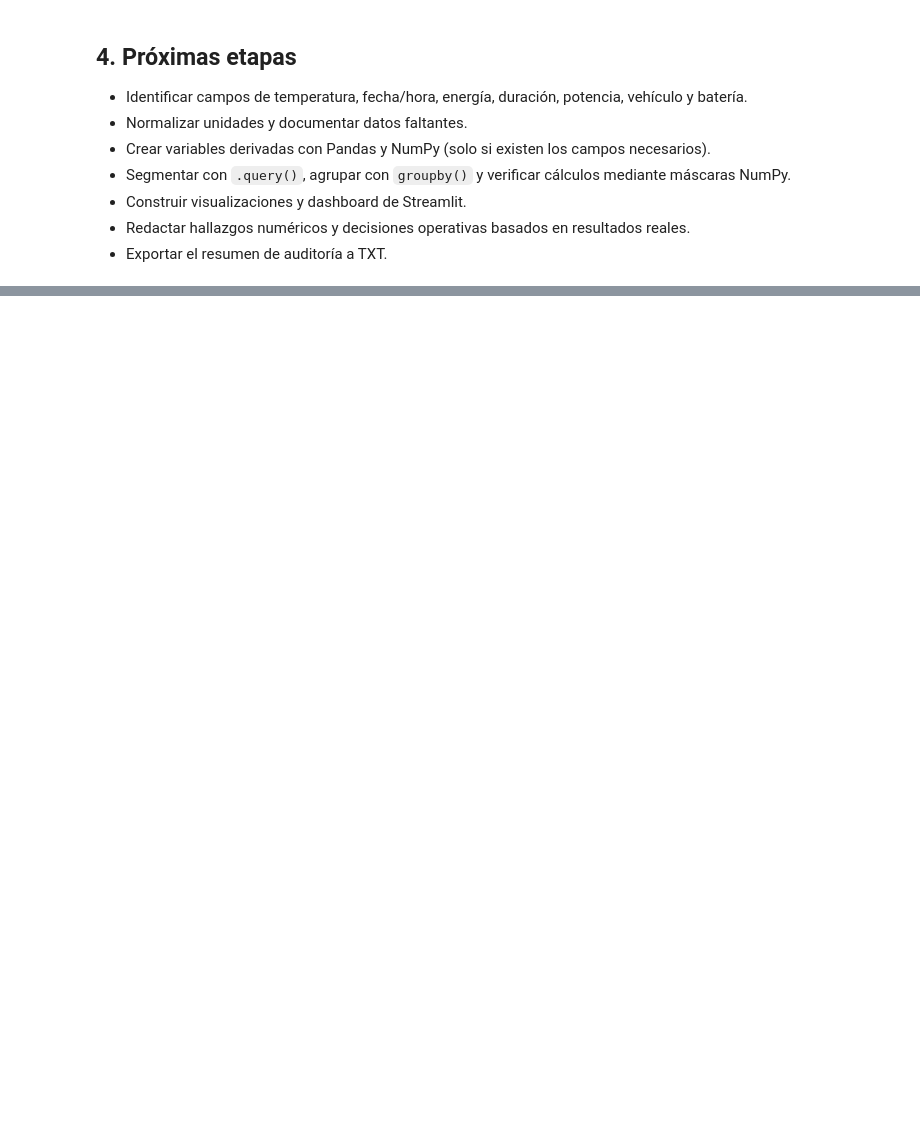
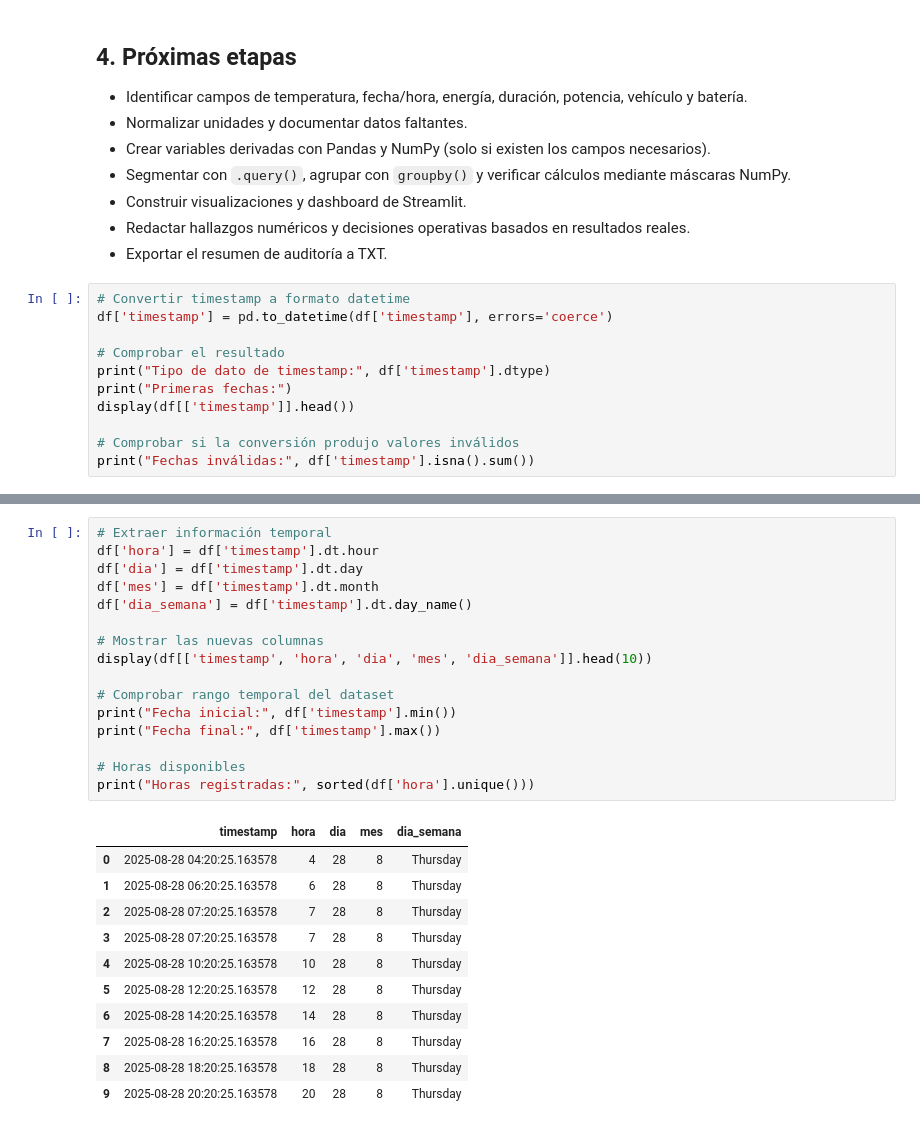
Before and after one commit to fredy10zs/analitica, a Jupyter notebook: EA4_Actividad_IA/EA4_Fredy_Ramírez.ipynb, the cells around one changed output, grey strips where cells are left out. Cells and saved outputs as stored; diff of their text form; blank space fills up the shorter version.

Commit message:
inicio y  primer desarrollo ea4

```diff
--- a/EA4_Actividad_IA/EA4_Fredy_Ramírez.ipynb
+++ b/EA4_Actividad_IA/EA4_Fredy_Ramírez.ipynb
@@ -73,3 +98,14 @@ print('Columnas disponibles:', df.columns.tolist())
 - Construir visualizaciones y dashboard de Streamlit.
 - Redactar hallazgos numéricos y decisiones operativas basados en resultados reales.
 - Exportar el resumen de auditoría a TXT.
+# %%
+# Convertir timestamp a formato datetime
+df['timestamp'] = pd.to_datetime(df['timestamp'], errors='coerce')
+
+# Comprobar el resultado
+print("Tipo de dato de timestamp:", df['timestamp'].dtype)
+print("Primeras fechas:")
+display(df[['timestamp']].head())
+
+# Comprobar si la conversión produjo valores inválidos
+print("Fechas inválidas:", df['timestamp'].isna().sum())
@@ -75,0 +122,28 @@ print('Columnas disponibles:', df.columns.tolist())
+# %%
+# Extraer información temporal
+df['hora'] = df['timestamp'].dt.hour
+df['dia'] = df['timestamp'].dt.day
+df['mes'] = df['timestamp'].dt.month
+df['dia_semana'] = df['timestamp'].dt.day_name()
+
+# Mostrar las nuevas columnas
+display(df[['timestamp', 'hora', 'dia', 'mes', 'dia_semana']].head(10))
+
+# Comprobar rango temporal del dataset
+print("Fecha inicial:", df['timestamp'].min())
+print("Fecha final:", df['timestamp'].max())
+
+# Horas disponibles
+print("Horas registradas:", sorted(df['hora'].unique()))
+# %% [output]
+|  | timestamp | hora | dia | mes | dia_semana |
+| 0 | 2025-08-28 04:20:25.163578 | 4 | 28 | 8 | Thursday |
+| 1 | 2025-08-28 06:20:25.163578 | 6 | 28 | 8 | Thursday |
+| 2 | 2025-08-28 07:20:25.163578 | 7 | 28 | 8 | Thursday |
+| 3 | 2025-08-28 07:20:25.163578 | 7 | 28 | 8 | Thursday |
+| 4 | 2025-08-28 10:20:25.163578 | 10 | 28 | 8 | Thursday |
+| 5 | 2025-08-28 12:20:25.163578 | 12 | 28 | 8 | Thursday |
+| 6 | 2025-08-28 14:20:25.163578 | 14 | 28 | 8 | Thursday |
+| 7 | 2025-08-28 16:20:25.163578 | 16 | 28 | 8 | Thursday |
+| 8 | 2025-08-28 18:20:25.163578 | 18 | 28 | 8 | Thursday |
+| 9 | 2025-08-28 20:20:25.163578 | 20 | 28 | 8 | Thursday |
```
Also changed, not shown: parts of 9 cells of this notebook, 1 other file.
